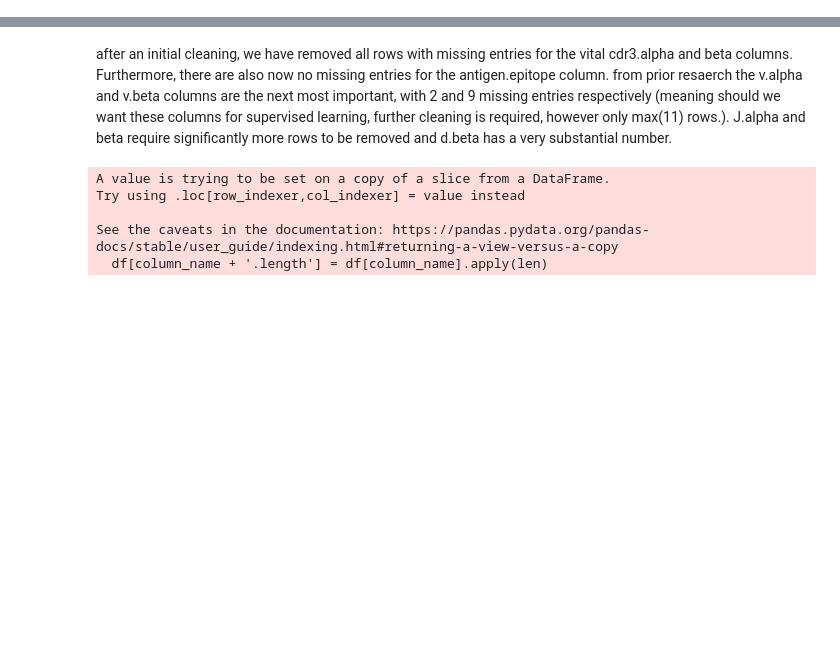
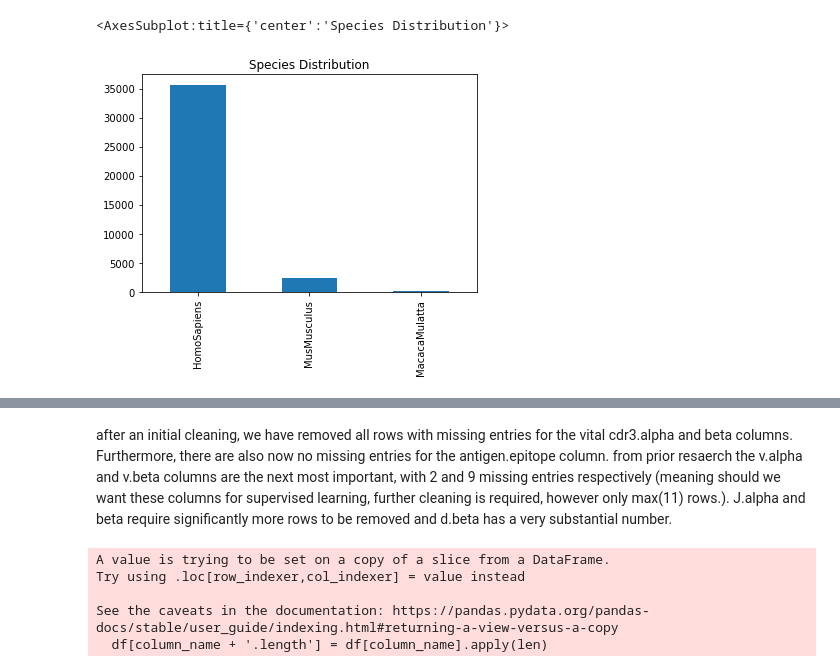
Before and after one commit to UoB-DSMP-2023-24/dsmp-2024-group-13, a Jupyter notebook: EDA.ipynb, the cells around one changed output, grey strips where cells are left out. Drawn from its saved outputs; the diff is of its cells as text; code cells hidden in the pictures; blank space fills up the shorter version.

```diff
--- a/EDA.ipynb
+++ b/EDA.ipynb
@@ -52,0 +58,5 @@ report
+# %%
+df_cleaned['species'].value_counts().plot(kind='bar', title='Species Distribution')
+# %% [output]
+<AxesSubplot:title={'center':'Species Distribution'}>
+[figure, added]
```
Also changed, not shown: parts of 8 cells of this notebook.
